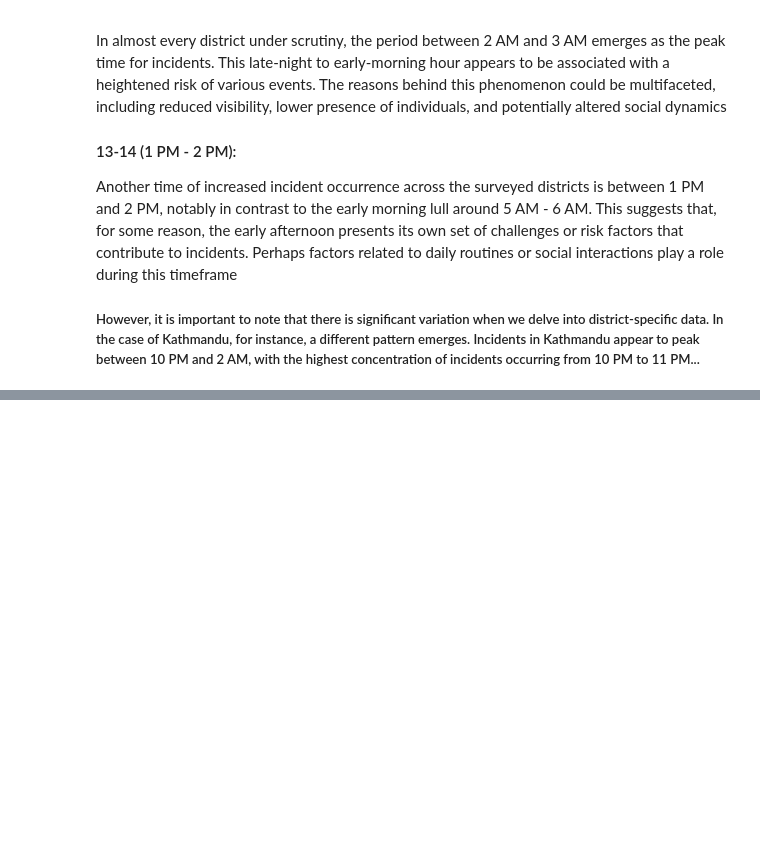
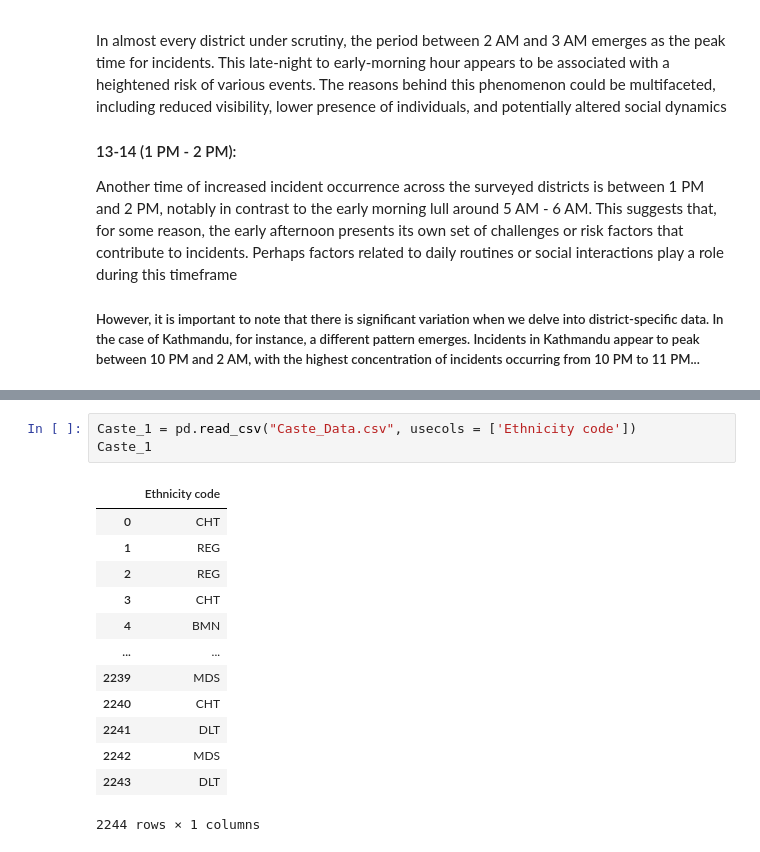
Before and after one commit to bses-codes/FightBack, a Jupyter notebook: ageana.ipynb, the cells around one changed output, grey strips where cells are left out. Cells and saved outputs as stored; diff of their text form; blank space fills up the shorter version.

```diff
--- a/ageana.ipynb
+++ b/ageana.ipynb
@@ -228,0 +247,17 @@ Another time of increased incident occurrence across the surveyed districts is b
+# %%
+Caste_1 = pd.read_csv("Caste_Data.csv", usecols = ['Ethnicity code'])
+Caste_1
+# %% [output]
+|  | Ethnicity code |
+| 0 | CHT |
+| 1 | REG |
+| 2 | REG |
+| 3 | CHT |
+| 4 | BMN |
+| ... | ... |
+| 2239 | MDS |
+| 2240 | CHT |
+| 2241 | DLT |
+| 2242 | MDS |
+| 2243 | DLT |
+2244 rows × 1 columns
```
Also changed, not shown: parts of 3 cells of this notebook, 1 other file.
